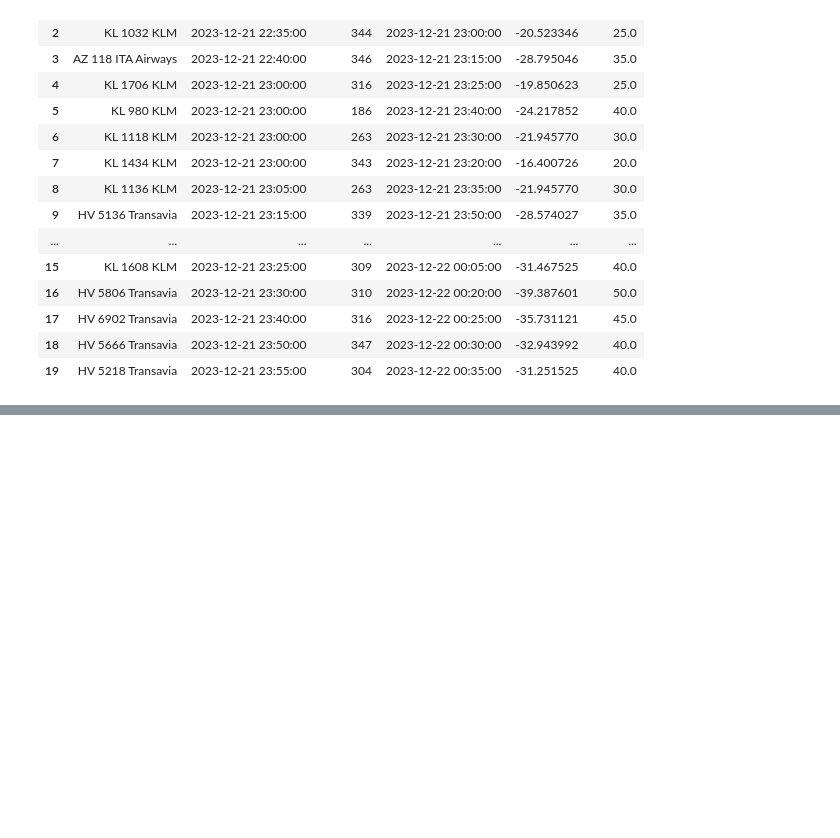
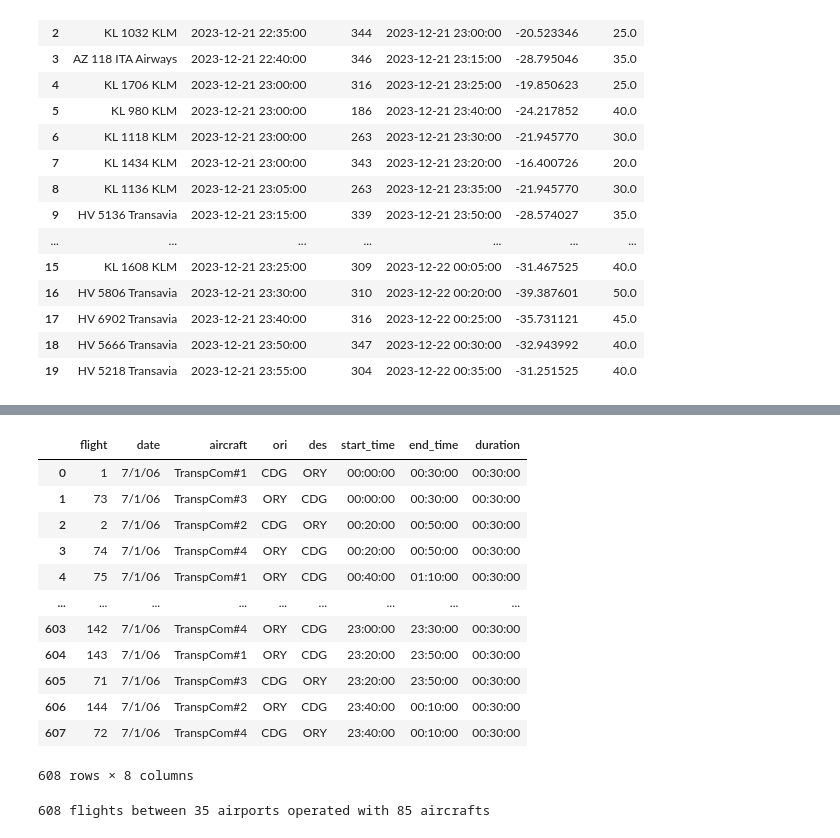
Before and after one commit to cwtravisyip/LSE_ST449_2324_GroupProject, a Jupyter notebook: GroupI.ipynb, the cells around one changed output, grey strips where cells are left out. Saved outputs shown, nothing was run; the diff lists cells and outputs as text; code cells hidden in the pictures; blank space fills up the shorter version.

```diff
--- a/GroupI.ipynb
+++ b/GroupI.ipynb
@@ -1247,0 +1546,34 @@ In summary, the CSP model is capable to handle large state spaces quickly. While
+# %%
+df_current_plan = pd.read_csv('https://raw.githubusercontent.com/Gurobi/modeling-examples/master/aviation_planning/data/flight_rotations_2006-07-01.csv')
+# if you run this notebook locally, you can also use
+#df_current_plan = pd.read_csv('data/flight_rotations_2006-07-01.csv')
+
+df_current_plan['start_time'] = pd.to_datetime(df_current_plan['start_time'], format='%H:%M')
+df_current_plan['start_time'] = df_current_plan['start_time'].dt.time
+df_current_plan['end_time'] = pd.to_datetime(df_current_plan['end_time'], format='%H:%M')
+df_current_plan['end_time'] = df_current_plan['end_time'].dt.time
+df_current_plan['duration'] = pd.to_datetime(df_current_plan['duration'], format='%H:%M')
+df_current_plan['duration'] = df_current_plan['duration'].dt.time
+df_current_plan
+# %% [output]
+|  | flight | date | aircraft | ori | des | start_time | end_time | duration |
+| 0 | 1 | 7/1/06 | TranspCom#1 | CDG | ORY | 00:00:00 | 00:30:00 | 00:30:00 |
+| 1 | 73 | 7/1/06 | TranspCom#3 | ORY | CDG | 00:00:00 | 00:30:00 | 00:30:00 |
+| 2 | 2 | 7/1/06 | TranspCom#2 | CDG | ORY | 00:20:00 | 00:50:00 | 00:30:00 |
+| 3 | 74 | 7/1/06 | TranspCom#4 | ORY | CDG | 00:20:00 | 00:50:00 | 00:30:00 |
+| 4 | 75 | 7/1/06 | TranspCom#1 | ORY | CDG | 00:40:00 | 01:10:00 | 00:30:00 |
+| ... | ... | ... | ... | ... | ... | ... | ... | ... |
+| 603 | 142 | 7/1/06 | TranspCom#4 | ORY | CDG | 23:00:00 | 23:30:00 | 00:30:00 |
+| 604 | 143 | 7/1/06 | TranspCom#1 | ORY | CDG | 23:20:00 | 23:50:00 | 00:30:00 |
+| 605 | 71 | 7/1/06 | TranspCom#3 | CDG | ORY | 23:20:00 | 23:50:00 | 00:30:00 |
+| 606 | 144 | 7/1/06 | TranspCom#2 | ORY | CDG | 23:40:00 | 00:10:00 | 00:30:00 |
+| 607 | 72 | 7/1/06 | TranspCom#4 | CDG | ORY | 23:40:00 | 00:10:00 | 00:30:00 |
+608 rows × 8 columns
+# %%
+flights = df_current_plan['flight'].unique()
+aircrafts = df_current_plan['aircraft'].unique()
+airports = set(df_current_plan['ori'].unique() + df_current_plan['des'].unique())
+
+print(len(flights),"flights between",len(airports),"airports operated with",len(aircrafts),"aircrafts")
+# %% [output]
+608 flights between 35 airports operated with 85 aircrafts
```
Also changed, not shown: parts of 53 cells of this notebook.
